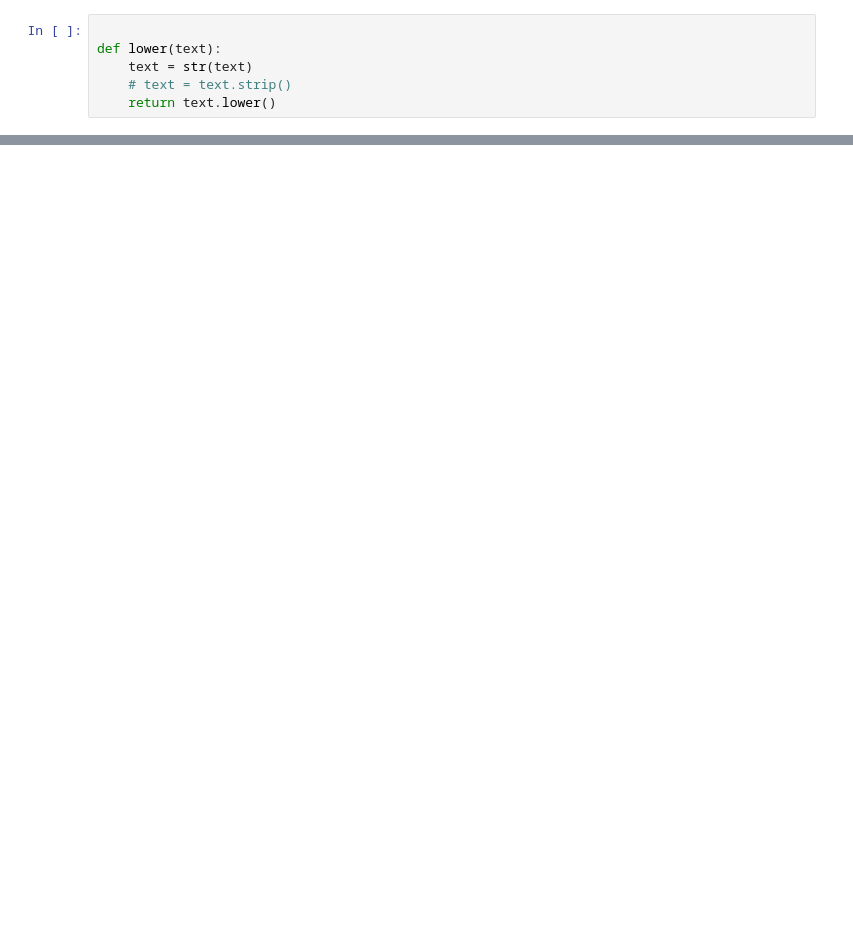
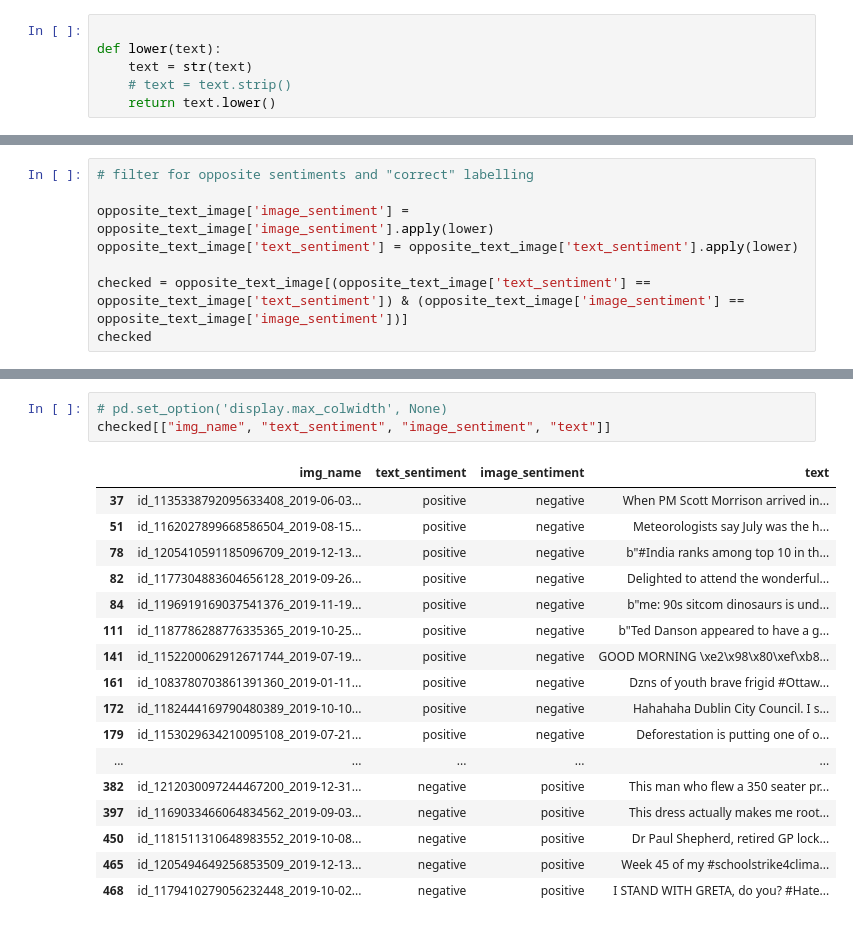
Before and after one commit to mkleinma/Team_Project_ComputerVision, a Jupyter notebook: assessment/sentiment-analysis/labeled_subset_evaluation_text.ipynb, the cells around one changed output, grey strips where cells are left out. Cells and saved outputs as stored; diff of their text form; blank space fills up the shorter version.

```diff
--- a/assessment/sentiment-analysis/labeled_subset_evaluation_text.ipynb
+++ b/assessment/sentiment-analysis/labeled_subset_evaluation_text.ipynb
@@ -206,0 +277,8 @@ opposite_text_image.head()
+# %%
+# filter for opposite sentiments and "correct" labelling
+
+opposite_text_image['image_sentiment'] = opposite_text_image['image_sentiment'].apply(lower)
+opposite_text_image['text_sentiment'] = opposite_text_image['text_sentiment'].apply(lower)
+
+checked = opposite_text_image[(opposite_text_image['text_sentiment'] == opposite_text_image['text_sentiment']) & (opposite_text_image['image_sentiment'] == opposite_text_image['image_sentiment'])]
+checked
@@ -206,0 +294,21 @@ opposite_text_image.head()
+# %%
+# pd.set_option('display.max_colwidth', None)
+checked[["img_name", "text_sentiment", "image_sentiment", "text"]]
+# %% [output]
+|  | img_name | text_sentiment | image_sentiment | text |
+| 37 | id_1135338792095633408_2019-06-03... | positive | negative | When PM Scott Morrison arrived in... |
+| 51 | id_1162027899668586504_2019-08-15... | positive | negative | Meteorologists say July was the h... |
+| 78 | id_1205410591185096709_2019-12-13... | positive | negative | b"#India ranks among top 10 in th... |
+| 82 | id_1177304883604656128_2019-09-26... | positive | negative | Delighted to attend the wonderful... |
+| 84 | id_1196919169037541376_2019-11-19... | positive | negative | b"me: 90s sitcom dinosaurs is und... |
+| 111 | id_1187786288776335365_2019-10-25... | positive | negative | b"Ted Danson appeared to have a g... |
+| 141 | id_1152200062912671744_2019-07-19... | positive | negative | GOOD MORNING \xe2\x98\x80\xef\xb8... |
+| 161 | id_1083780703861391360_2019-01-11... | positive | negative | Dzns of youth brave frigid #Ottaw... |
+| 172 | id_1182444169790480389_2019-10-10... | positive | negative | Hahahaha Dublin City Council. I s... |
+| 179 | id_1153029634210095108_2019-07-21... | positive | negative | Deforestation is putting one of o... |
+| ... | ... | ... | ... | ... |
+| 382 | id_1212030097244467200_2019-12-31... | negative | positive | This man who flew a 350 seater pr... |
+| 397 | id_1169033466064834562_2019-09-03... | negative | positive | This dress actually makes me root... |
+| 450 | id_1181511310648983552_2019-10-08... | negative | positive | Dr Paul Shepherd, retired GP lock... |
+| 465 | id_1205494649256853509_2019-12-13... | negative | positive | Week 45 of my #schoolstrike4clima... |
+| 468 | id_1179410279056232448_2019-10-02... | negative | positive | I STAND WITH GRETA, do you? #Hate... |
```
Also changed, not shown: parts of 23 cells of this notebook.
